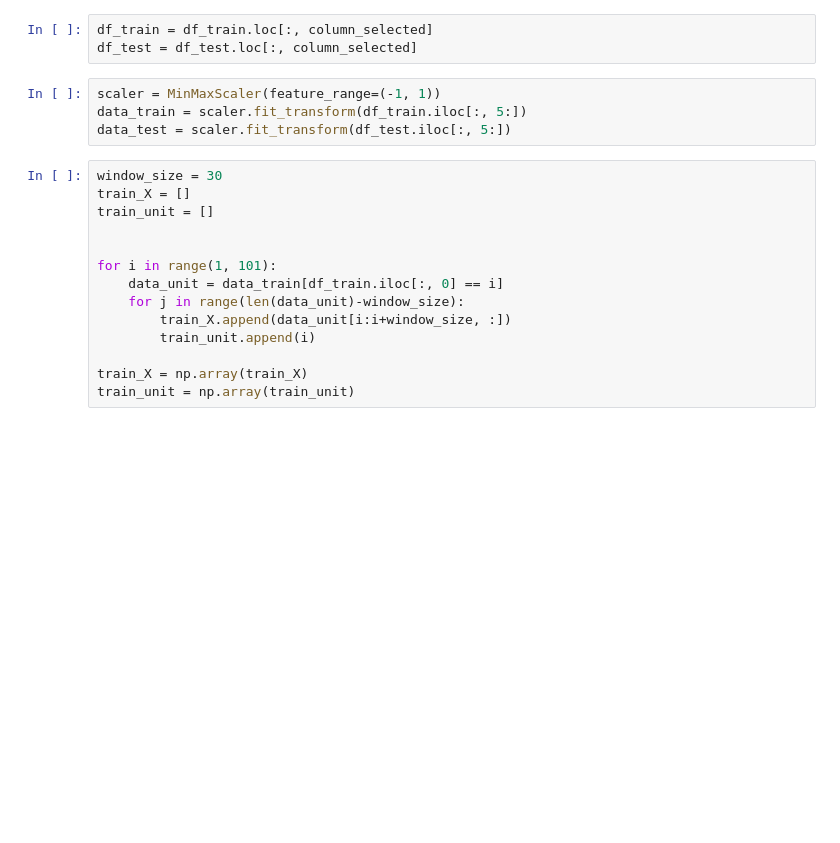
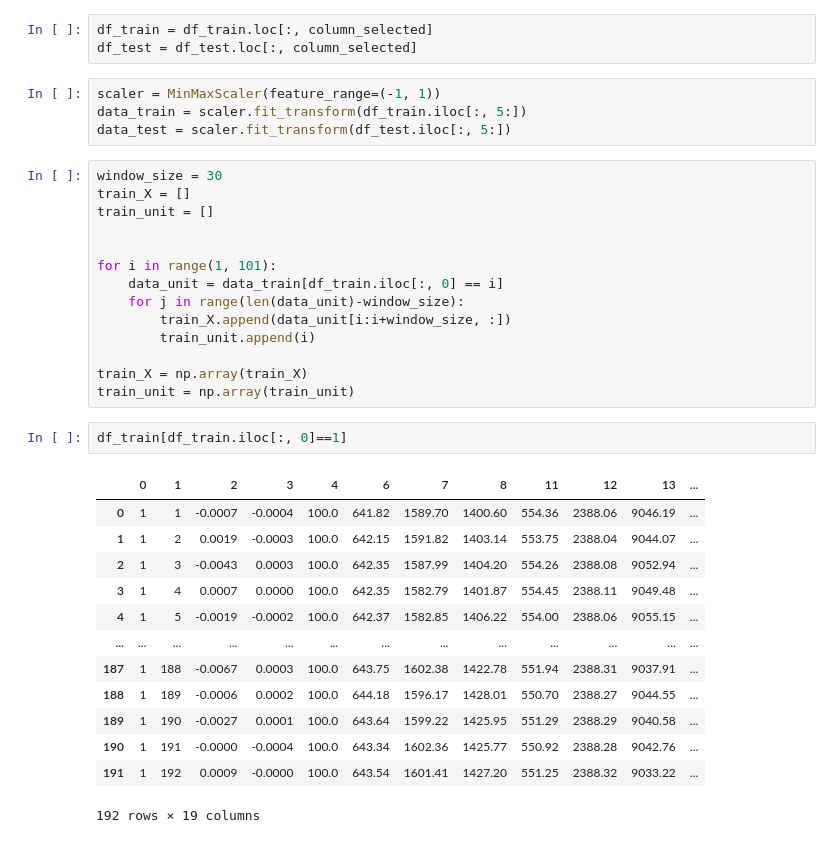
Before and after one commit to RangerCoF/CMPSS_RUL, a Jupyter notebook: main.ipynb, the cells around one changed output. Saved outputs shown, nothing was run; the diff lists cells and outputs as text; blank space fills up the shorter version.

```diff
--- a/main.ipynb
+++ b/main.ipynb
@@ -33,3 +53,19 @@ for i in range(1, 101):
 
 train_X = np.array(train_X)
 train_unit = np.array(train_unit)
+# %%
+df_train[df_train.iloc[:, 0]==1]
+# %% [output]
+|  | 0 | 1 | 2 | 3 | 4 | 6 | 7 | 8 | 11 | 12 | 13 | ... |
+| 0 | 1 | 1 | -0.0007 | -0.0004 | 100.0 | 641.82 | 1589.70 | 1400.60 | 554.36 | 2388.06 | 9046.19 | ... |
+| 1 | 1 | 2 | 0.0019 | -0.0003 | 100.0 | 642.15 | 1591.82 | 1403.14 | 553.75 | 2388.04 | 9044.07 | ... |
+| 2 | 1 | 3 | -0.0043 | 0.0003 | 100.0 | 642.35 | 1587.99 | 1404.20 | 554.26 | 2388.08 | 9052.94 | ... |
+| 3 | 1 | 4 | 0.0007 | 0.0000 | 100.0 | 642.35 | 1582.79 | 1401.87 | 554.45 | 2388.11 | 9049.48 | ... |
+| 4 | 1 | 5 | -0.0019 | -0.0002 | 100.0 | 642.37 | 1582.85 | 1406.22 | 554.00 | 2388.06 | 9055.15 | ... |
+| ... | ... | ... | ... | ... | ... | ... | ... | ... | ... | ... | ... | ... |
+| 187 | 1 | 188 | -0.0067 | 0.0003 | 100.0 | 643.75 | 1602.38 | 1422.78 | 551.94 | 2388.31 | 9037.91 | ... |
+| 188 | 1 | 189 | -0.0006 | 0.0002 | 100.0 | 644.18 | 1596.17 | 1428.01 | 550.70 | 2388.27 | 9044.55 | ... |
+| 189 | 1 | 190 | -0.0027 | 0.0001 | 100.0 | 643.64 | 1599.22 | 1425.95 | 551.29 | 2388.29 | 9040.58 | ... |
+| 190 | 1 | 191 | -0.0000 | -0.0004 | 100.0 | 643.34 | 1602.36 | 1425.77 | 550.92 | 2388.28 | 9042.76 | ... |
+| 191 | 1 | 192 | 0.0009 | -0.0000 | 100.0 | 643.54 | 1601.41 | 1427.20 | 551.25 | 2388.32 | 9033.22 | ... |
+192 rows × 19 columns
```
Also changed, not shown: parts of 3 cells of this notebook.
